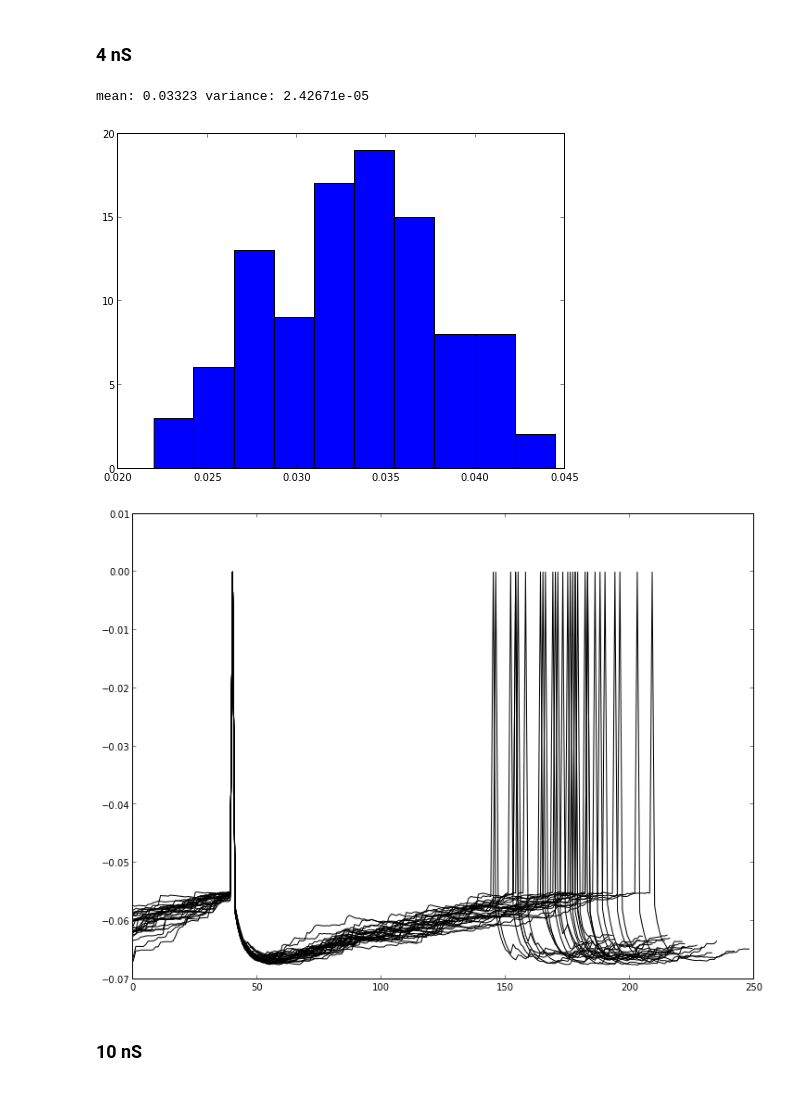
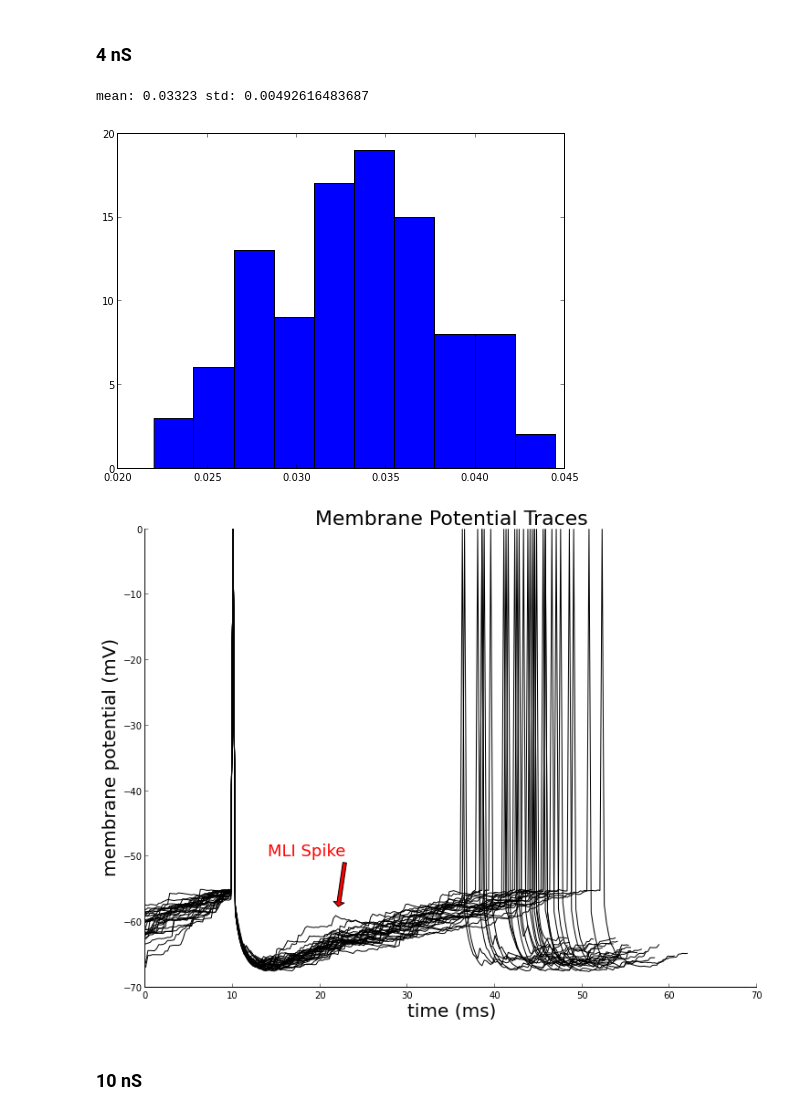
Before and after one commit to blennon/research, a Jupyter notebook: neuron_models/notebooks/MLI_PKJ_ISI_delay_analysis.ipynb, the cells around one changed output. Saved outputs shown, nothing was run; the diff lists cells and outputs as text; code cells hidden in the pictures.

```diff
--- a/neuron_models/notebooks/MLI_PKJ_ISI_delay_analysis.ipynb
+++ b/neuron_models/notebooks/MLI_PKJ_ISI_delay_analysis.ipynb
@@ -9,5 +9,19 @@ def load_data(in_dir):
     isis = cPickle.load(open(in_dir+'isis.pkl'))
     spikes = cPickle.load(open(in_dir+'spikes.pkl'))
     return traces, isis, spikes
+# %%
+def plot_aligned_traces(traces, spikes, n=30, delay=12):
+    fig = figure(figsize=(12,9))
+    ax = fig.add_subplot(111)
+    for i in range(n):
+        trace = extract_two_spike_trace(traces[i], spikes[i], float(10*ms), float(.25*ms))
+        plot(.25*ms*arange(trace.shape[0])*1000,trace*1000,color='k')
+    simpleaxis(ax)
+    if delay is not None:
+        mli_spike_time = argmax(trace)*.25+delay
+        ax.annotate('MLI Spike',xy=(mli_spike_time,-58),xytext=(mli_spike_time-delay/1.5,-50),arrowprops=dict(facecolor='red', shrink=0.05),fontsize=18, color='red')
+    xlabel('time (ms)',fontsize=20)
+    ylabel('membrane potential (mV)',fontsize=20)
+    title('Membrane Potential Traces',fontsize=22)
 # %% [markdown]
 <h2>Case #1: Without MLI input</h2>
@@ -52,20 +64,15 @@ mean: 0.0280925 variance: 2.480331875e-05
 # %%
 traces, isis, spikes = load_data('/home/bill/research/data/neuron_models/molecular_layer/MLI_PKJ_ISI_delay/2013-10-18T14:08:00.728776/')
 
 figure(figsize=(8,6))
 hist(isis)
-print 'mean:', mean(isis), 'variance:', var(isis)
+print 'mean:', mean(isis), 'std:', var(isis)**.5
 
-argmaxtrace = []
-figure(figsize=(12,9))
-for i in range(30):
-    trace = extract_two_spike_trace(traces[i], spikes[i], float(10*ms), float(.25*ms))
-    argmaxtrace.append(argmax(trace))
-    plot(trace,color='k')
+plot_aligned_traces(traces, spikes, 30)
 # %% [output]
-mean: 0.03323 variance: 2.42671e-05
+mean: 0.03323 std: 0.00492616483687
 [figure]
-[figure, old version]
+[figure, new version]
 # %% [markdown]
 <h3>10 nS</h3>
 # %%
```
Also changed, not shown: parts of 8 cells of this notebook, 3 other files.
